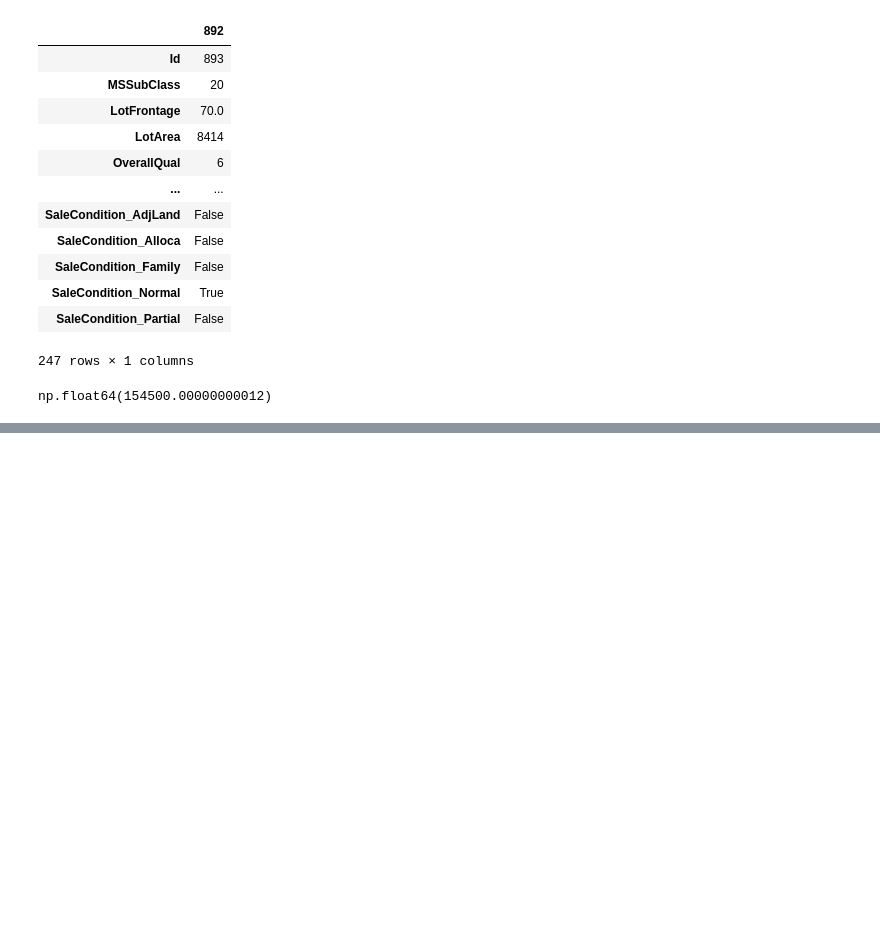
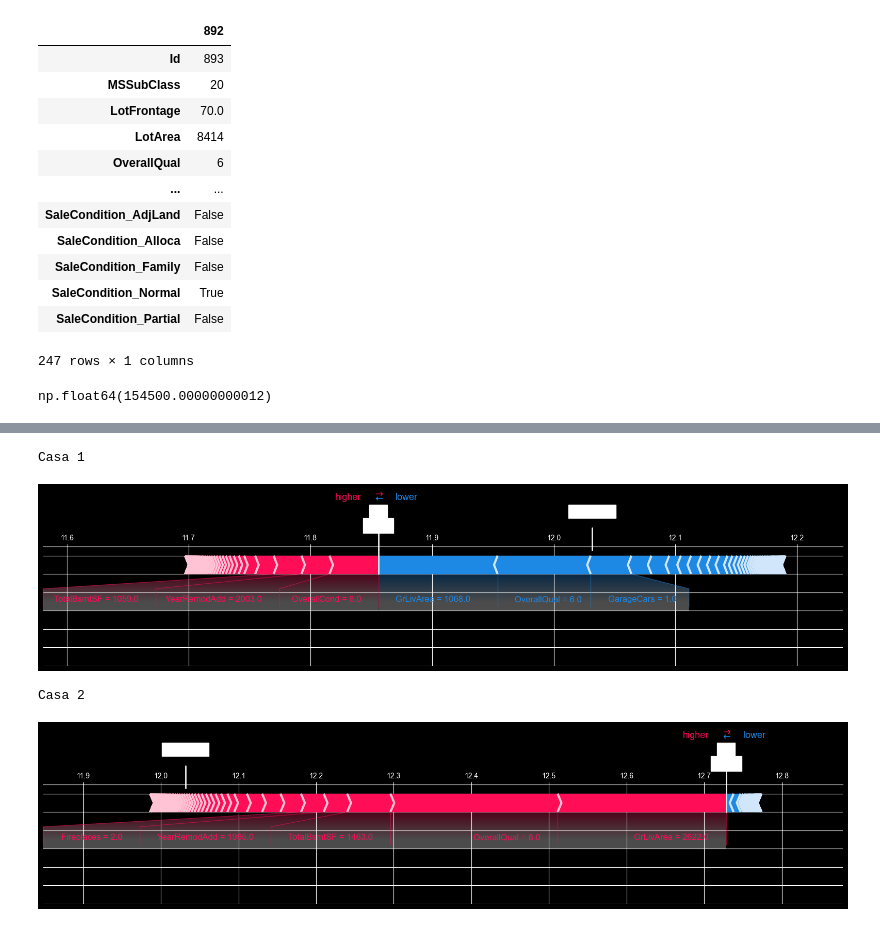
Before and after one commit to ludpotesta/PriceMyHouse, a Jupyter notebook: notebook/PriceMyHouse.ipynb, the cells around one changed output, grey strips where cells are left out. Cells and saved outputs as stored; diff of their text form; code cells hidden in the pictures; blank space fills up the shorter version.

```diff
--- a/notebook/PriceMyHouse.ipynb
+++ b/notebook/PriceMyHouse.ipynb
@@ -332,0 +409,25 @@ plt.show()
+# %%
+import shap
+
+# Casa 1
+print("Casa 1")
+shap.force_plot(
+    explainer.expected_value,
+    shap_values[0,:],
+    X_test.iloc[0,:],
+    matplotlib=True
+)
+
+# Casa 2
+print("Casa 2")
+shap.force_plot(
+    explainer.expected_value,
+    shap_values[1,:],
+    X_test.iloc[1,:],
+    matplotlib=True
+)
+# %% [output]
+Casa 1
+[figure, added]
+Casa 2
+[figure, added]
```
Also changed, not shown: parts of 12 cells of this notebook.
